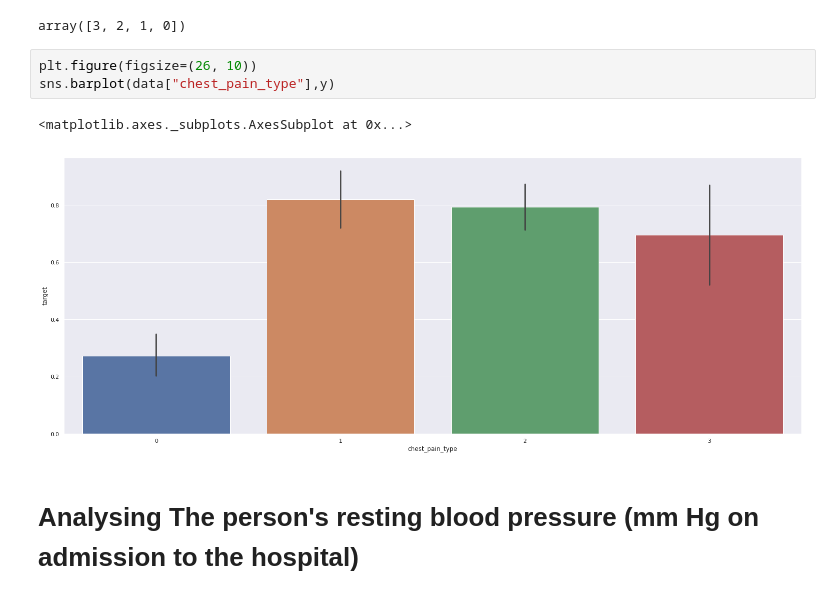
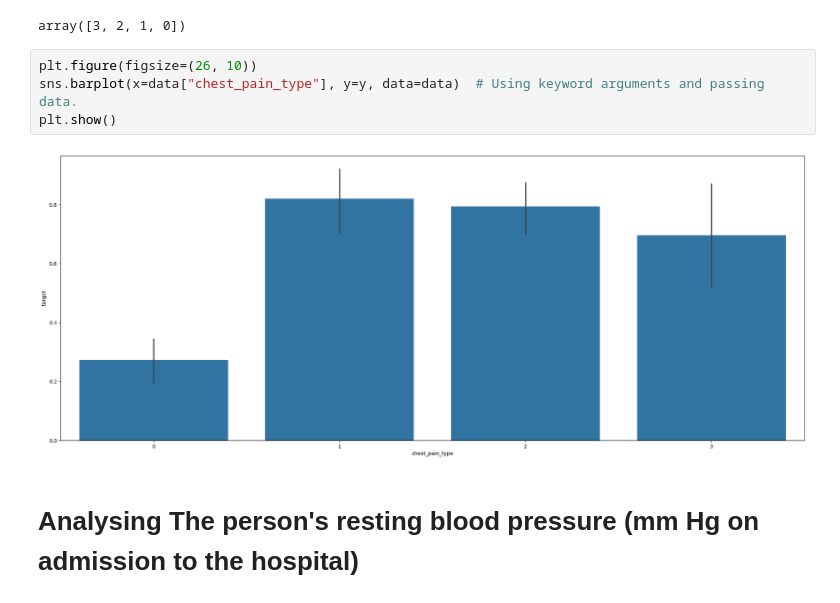
Before and after one commit to star975/curly-meme, a Jupyter notebook: heart_Disease.ipynb, the cells around one changed output. Cells and saved outputs as stored; diff of their text form.

```diff
--- a/heart_Disease.ipynb
+++ b/heart_Disease.ipynb
@@ -359,10 +359,10 @@ data["chest_pain_type"].unique()
 array([3, 2, 1, 0])
 # %%
 plt.figure(figsize=(26, 10))
-sns.barplot(data["chest_pain_type"],y)
+sns.barplot(x=data["chest_pain_type"], y=y, data=data)  # Using keyword arguments and passing data.
+plt.show()
 # %% [output]
-<matplotlib.axes._subplots.AxesSubplot at 0x...>
-[figure, old version]
+[figure, new version]
 # %% [markdown]
 # Analysing The person's resting blood pressure (mm Hg on admission to the hospital)
 # %%
```
Also changed, not shown: parts of 44 cells of this notebook.
